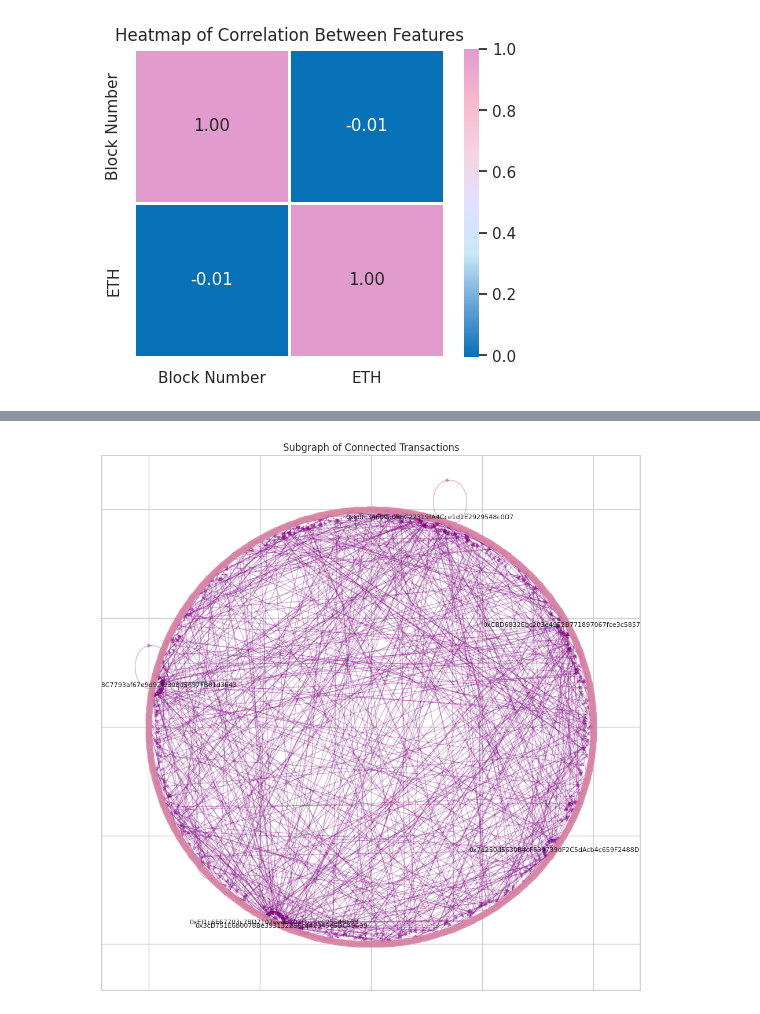
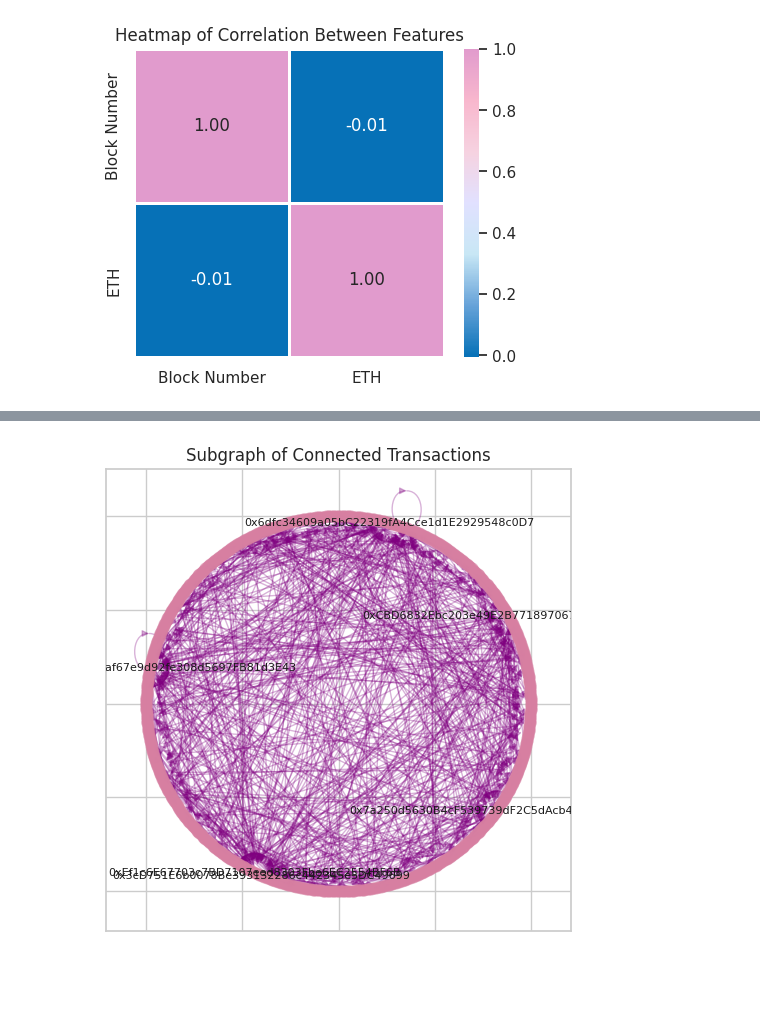
Before and after one commit to sunil-karki/Blockchain-Network-Portrait, a Jupyter notebook: src/EDA.ipynb, the cells around one changed output, grey strips where cells are left out. Saved outputs shown, nothing was run; the diff lists cells and outputs as text; code cells hidden in the pictures; blank space fills up the shorter version.

Commit message:
added updates to the analyis in network graph

```diff
--- a/src/EDA.ipynb
+++ b/src/EDA.ipynb
@@ -242,32 +252,32 @@ plt.show()
 # %%
 G = nx.from_pandas_edgelist(block_df,
                             source='From',
                             target='To',
                             edge_attr=True,
                             create_using=nx.DiGraph())
 
 # Filter nodes with a degree greater than a threshold 'x'
 degree_threshold = 1  # Replace 'x' with your chosen threshold for minimum connections
 nodes_to_keep = [node for node, degree in G.degree() if degree > degree_threshold]
 
 # Create a subgraph with only these nodes
 H = G.subgraph(nodes_to_keep)
 
 # Use tree layout if the graph is a tree. If not a tree, use shell layout
 try:
     pos = nx.drawing.nx_agraph.graphviz_layout(H, prog='dot')
 except:
     pos = nx.shell_layout(H)
 
 node_size = 60
 high_degree_nodes = [node for node, degree in H.degree() if degree > 20]  # threshold(degree)
 
-plt.figure(figsize=(12, 12))
+plt.figure(figsize=(6, 6))
 nx.draw_networkx_nodes(H, pos, node_size=node_size, node_color='#D77FA1', alpha=0.5)
 nx.draw_networkx_edges(H, pos, edge_color='purple', alpha=0.3)
 nx.draw_networkx_labels(H, pos, labels={n: n for n in high_degree_nodes}, font_size=8)
 plt.title('Subgraph of Connected Transactions')
 # plt.axis('off')
 plt.show()
 # %% [output]
-[figure, old version]
+[figure, new version]
```
Also changed, not shown: parts of 5 cells of this notebook, 3 other files.
